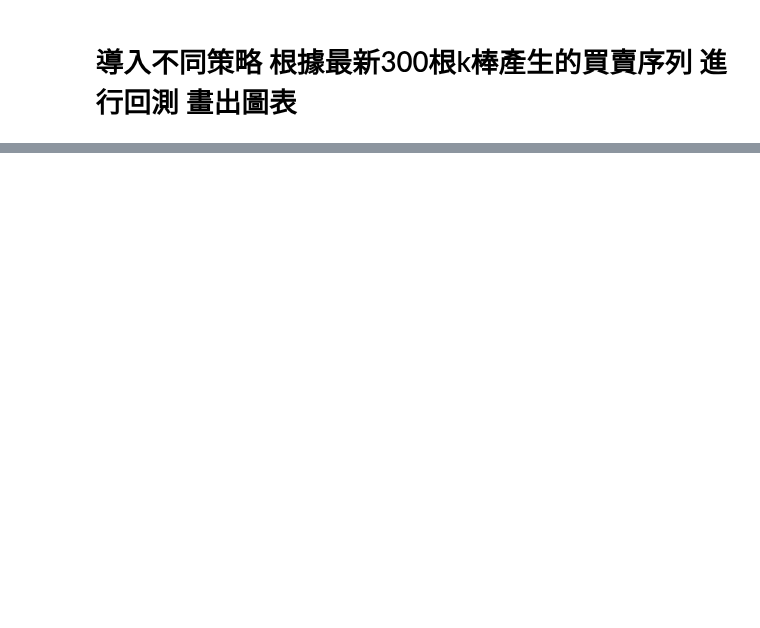
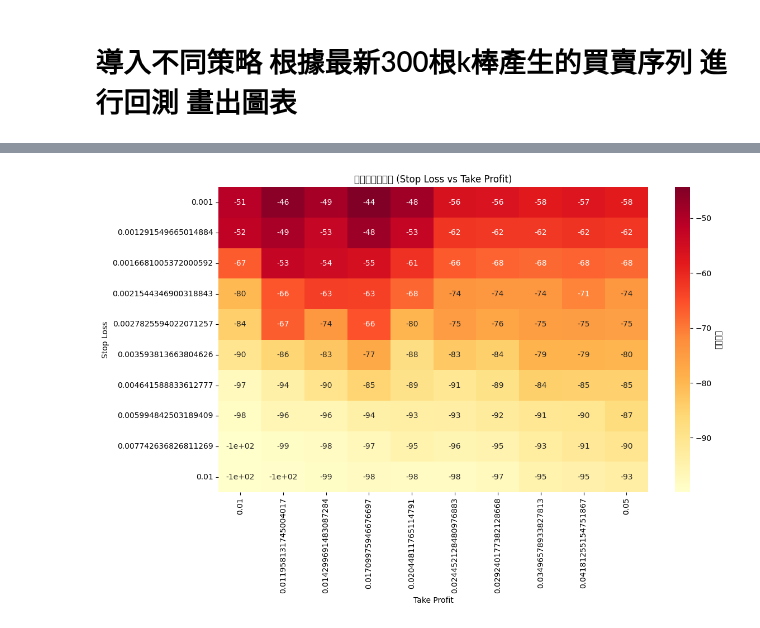
Before and after one commit to skywalker0803r/Vedanta, a Jupyter notebook: backtest_usage.ipynb, the cells around one changed output, grey strips where cells are left out. Drawn from its saved outputs; the diff is of its cells as text; code cells hidden in the pictures; blank space fills up the shorter version.

```diff
--- a/backtest_usage.ipynb
+++ b/backtest_usage.ipynb
@@ -42,0 +42,43 @@ plot_backtest_result(result)
+# %%
+import numpy as np
+import seaborn as sns
+import matplotlib.pyplot as plt
+from tqdm import tqdm
+
+# 設定 stop_loss 與 take_profit 的範圍
+stop_losses = np.geomspace(0.001, 0.01, 10)
+take_profits = np.geomspace(0.01, 0.05, 10)
+
+# 用於儲存最大回撤結果
+drawdown_matrix = pd.DataFrame(index=stop_losses, columns=take_profits)
+
+# 跑backtest
+for sl in tqdm(stop_losses):
+    for tp in tqdm(take_profits):
+        result = backtest_signals(
+            df_signals.copy(),
+            initial_capital=33,
+            fee_rate=0.0005,
+            leverage=10,
+            allow_short=False,
+            stop_loss=sl,
+            take_profit=tp,
+            capital_ratio=1,
+            max_hold_bars=1000
+        )
+        max_drawdown = result['metric'].get('最大回撤', np.nan)
+        drawdown_matrix.loc[sl, tp] = max_drawdown
+
+# 轉為 float 類型（若是字串的話）
+drawdown_matrix = drawdown_matrix.astype(float)
+
+# 畫出熱力圖
+plt.figure(figsize=(12, 8))
+sns.heatmap(drawdown_matrix, annot=True, cmap="YlOrRd", cbar_kws={'label': '最大回撤'})
+plt.title("最大回撤熱力圖 (Stop Loss vs Take Profit)")
+plt.xlabel("Take Profit")
+plt.ylabel("Stop Loss")
+plt.tight_layout()
+plt.show()
+# %% [output]
+[figure, added]
```
Also changed, not shown: parts of 1 cell of this notebook.
